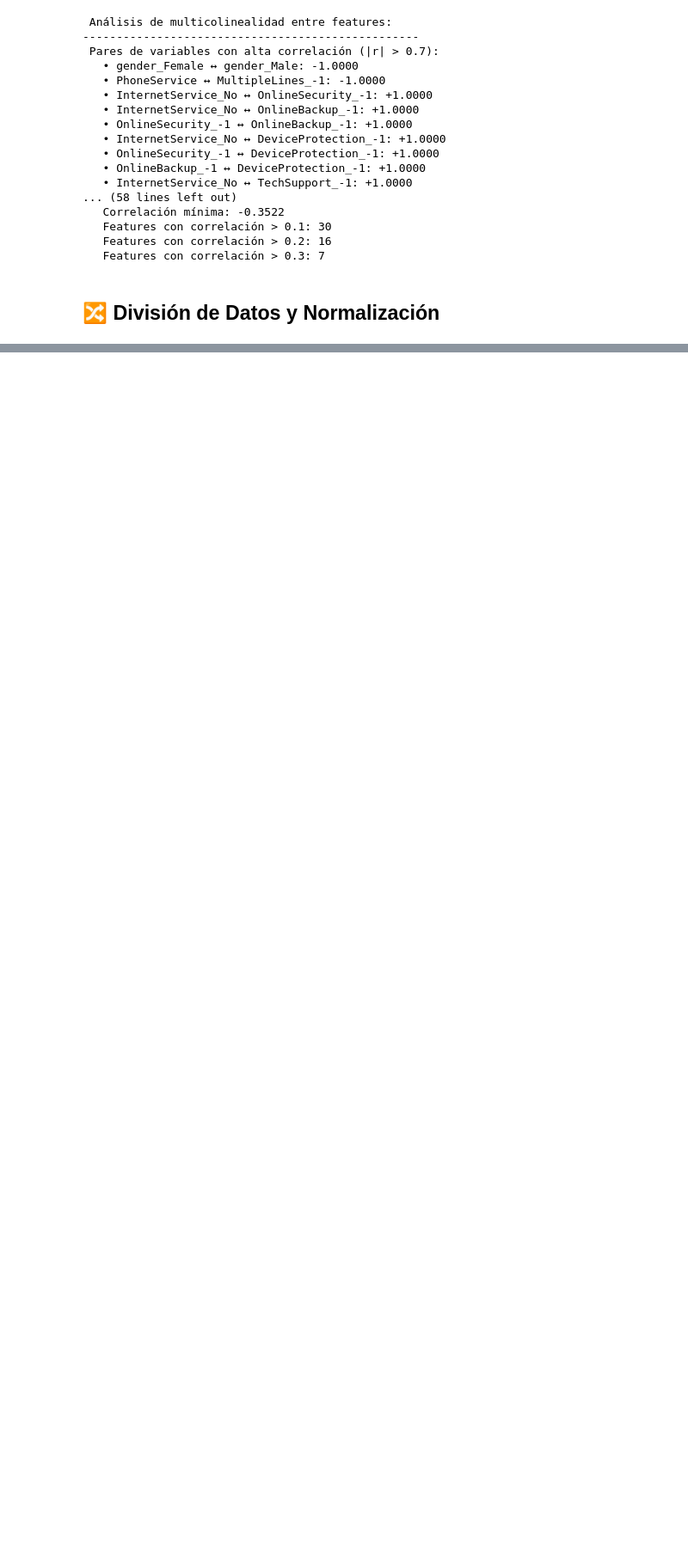
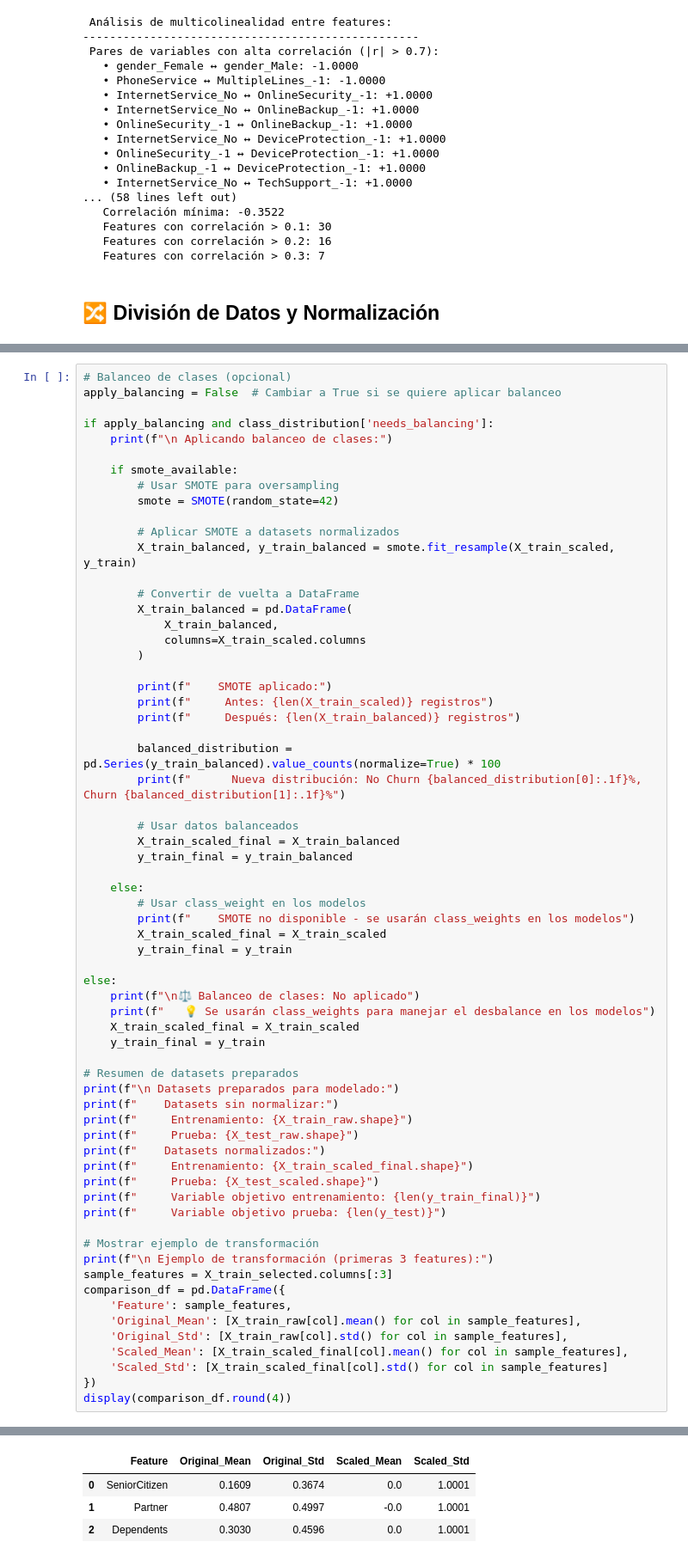
Before and after one commit to Zuzed22/Challenge-Telecom-X-an-lisis-de-evasi-n-de-clientes---Parte-2, a Jupyter notebook: TelecomX_LATAM_parte2.ipynb, the cells around one changed output, grey strips where cells are left out. Shown at 86% size. Saved outputs shown, nothing was run; the diff lists cells and outputs as text; blank space fills up the shorter version.

```diff
--- a/TelecomX_LATAM_parte2.ipynb
+++ b/TelecomX_LATAM_parte2.ipynb
@@ -690,0 +802,66 @@ print(f"   Features con correlación > 0.3: {len(churn_correlations[(abs(churn_c
+# %%
+# Balanceo de clases (opcional)
+apply_balancing = False  # Cambiar a True si se quiere aplicar balanceo
+
+if apply_balancing and class_distribution['needs_balancing']:
+    print(f"\n Aplicando balanceo de clases:")
+
+    if smote_available:
+        # Usar SMOTE para oversampling
+        smote = SMOTE(random_state=42)
+
+        # Aplicar SMOTE a datasets normalizados
+        X_train_balanced, y_train_balanced = smote.fit_resample(X_train_scaled, y_train)
+
+        # Convertir de vuelta a DataFrame
+        X_train_balanced = pd.DataFrame(
+            X_train_balanced,
+            columns=X_train_scaled.columns
+        )
+
+        print(f"    SMOTE aplicado:")
+        print(f"     Antes: {len(X_train_scaled)} registros")
+        print(f"     Después: {len(X_train_balanced)} registros")
+
+        balanced_distribution = pd.Series(y_train_balanced).value_counts(normalize=True) * 100
+        print(f"      Nueva distribución: No Churn {balanced_distribution[0]:.1f}%, Churn {balanced_distribution[1]:.1f}%")
+
+        # Usar datos balanceados
+        X_train_scaled_final = X_train_balanced
+        y_train_final = y_train_balanced
+
+    else:
+        # Usar class_weight en los modelos
+        print(f"    SMOTE no disponible - se usarán class_weights en los modelos")
+        X_train_scaled_final = X_train_scaled
+        y_train_final = y_train
+
+else:
+    print(f"\n⚖️ Balanceo de clases: No aplicado")
+    print(f"   💡 Se usarán class_weights para manejar el desbalance en los modelos")
+    X_train_scaled_final = X_train_scaled
+    y_train_final = y_train
+
+# Resumen de datasets preparados
+print(f"\n Datasets preparados para modelado:")
+print(f"    Datasets sin normalizar:")
+print(f"     Entrenamiento: {X_train_raw.shape}")
+print(f"     Prueba: {X_test_raw.shape}")
+print(f"    Datasets normalizados:")
+print(f"     Entrenamiento: {X_train_scaled_final.shape}")
+print(f"     Prueba: {X_test_scaled.shape}")
+print(f"     Variable objetivo entrenamiento: {len(y_train_final)}")
+print(f"     Variable objetivo prueba: {len(y_test)}")
+
+# Mostrar ejemplo de transformación
+print(f"\n Ejemplo de transformación (primeras 3 features):")
+sample_features = X_train_selected.columns[:3]
+comparison_df = pd.DataFrame({
+    'Feature': sample_features,
+    'Original_Mean': [X_train_raw[col].mean() for col in sample_features],
+    'Original_Std': [X_train_raw[col].std() for col in sample_features],
+    'Scaled_Mean': [X_train_scaled_final[col].mean() for col in sample_features],
+    'Scaled_Std': [X_train_scaled_final[col].std() for col in sample_features]
+})
+display(comparison_df.round(4))
+# %% [output]
@@ -690,0 +882,4 @@ print(f"   Features con correlación > 0.3: {len(churn_correlations[(abs(churn_c
+|  | Feature | Original_Mean | Original_Std | Scaled_Mean | Scaled_Std |
+| 0 | SeniorCitizen | 0.1609 | 0.3674 | 0.0 | 1.0001 |
+| 1 | Partner | 0.4807 | 0.4997 | -0.0 | 1.0001 |
+| 2 | Dependents | 0.3030 | 0.4596 | 0.0 | 1.0001 |
```
Also changed, not shown: parts of 36 cells of this notebook.
